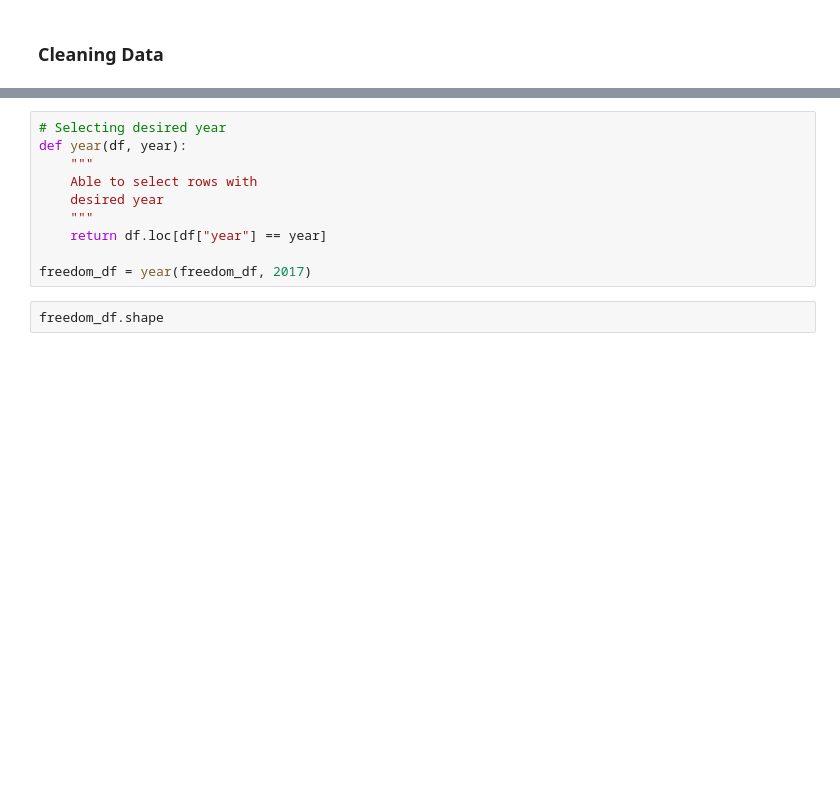
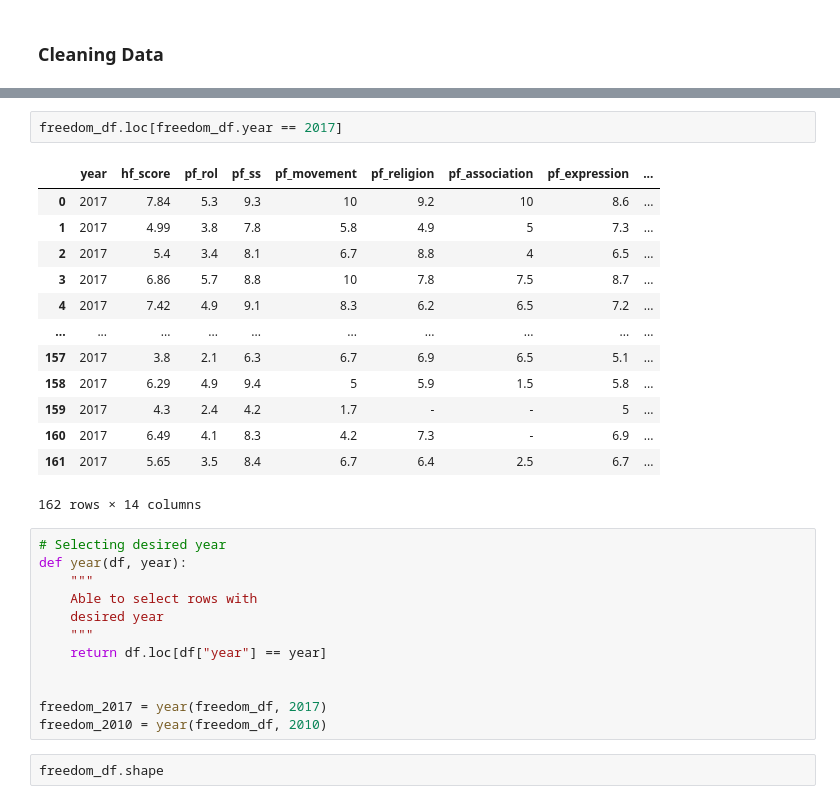
Before and after one commit to jeffersonzaki/MOD4_Project, a Jupyter notebook: exploratory_data_analysis.ipynb, the cells around one changed output, grey strips where cells are left out. Cells and saved outputs as stored; diff of their text form; blank space fills up the shorter version.

```diff
--- a/exploratory_data_analysis.ipynb
+++ b/exploratory_data_analysis.ipynb
@@ -39,3 +83,19 @@ objects.
+# %%
+freedom_df.loc[freedom_df.year == 2017]
+# %% [output]
+|  | year | hf_score | pf_rol | pf_ss | pf_movement | pf_religion | pf_association | pf_expression | ... |
+| 0 | 2017 | 7.84 | 5.3 | 9.3 | 10 | 9.2 | 10 | 8.6 | ... |
+| 1 | 2017 | 4.99 | 3.8 | 7.8 | 5.8 | 4.9 | 5 | 7.3 | ... |
+| 2 | 2017 | 5.4 | 3.4 | 8.1 | 6.7 | 8.8 | 4 | 6.5 | ... |
+| 3 | 2017 | 6.86 | 5.7 | 8.8 | 10 | 7.8 | 7.5 | 8.7 | ... |
+| 4 | 2017 | 7.42 | 4.9 | 9.1 | 8.3 | 6.2 | 6.5 | 7.2 | ... |
+| ... | ... | ... | ... | ... | ... | ... | ... | ... | ... |
+| 157 | 2017 | 3.8 | 2.1 | 6.3 | 6.7 | 6.9 | 6.5 | 5.1 | ... |
+| 158 | 2017 | 6.29 | 4.9 | 9.4 | 5 | 5.9 | 1.5 | 5.8 | ... |
+| 159 | 2017 | 4.3 | 2.4 | 4.2 | 1.7 | - | - | 5 | ... |
+| 160 | 2017 | 6.49 | 4.1 | 8.3 | 4.2 | 7.3 | - | 6.9 | ... |
+| 161 | 2017 | 5.65 | 3.5 | 8.4 | 6.7 | 6.4 | 2.5 | 6.7 | ... |
+162 rows × 14 columns
 # %%
 # Selecting desired year
 def year(df, year):
@@ -45,7 +105,9 @@ def year(df, year):
     """
     return df.loc[df["year"] == year]
 
-freedom_df = year(freedom_df, 2017)
+
+freedom_2017 = year(freedom_df, 2017)
+freedom_2010 = year(freedom_df, 2010)
 # %%
 freedom_df.shape
 # %% [output]
```
Also changed, not shown: parts of 12 cells of this notebook, 3 other files.
